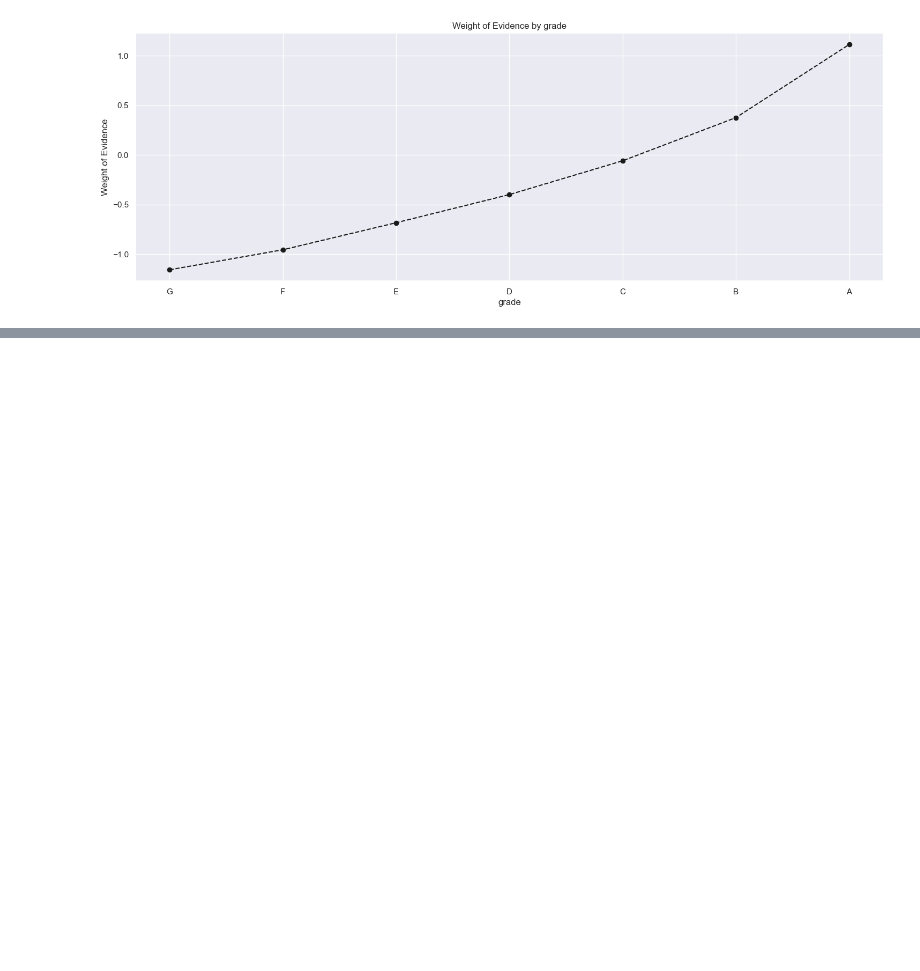
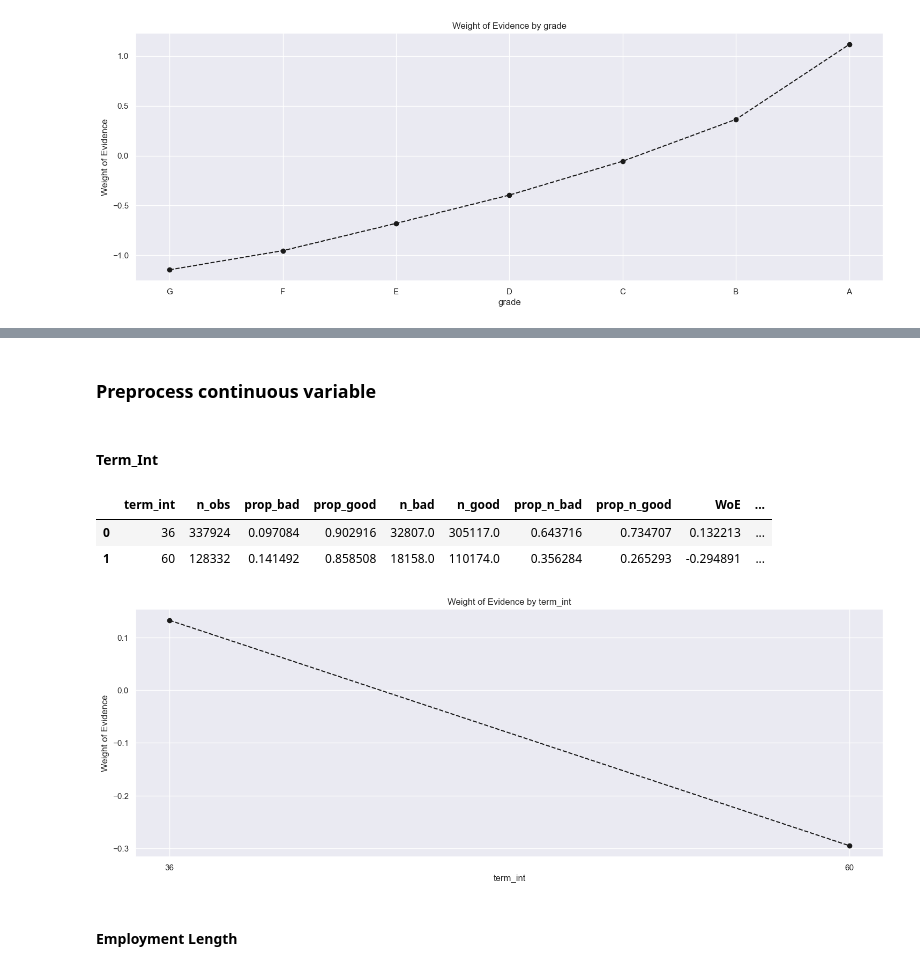
Before and after one commit to chingjie98/Retail-A-Score-credit-risk-model, a Jupyter notebook: Credit Risk Model.ipynb, the cells around one changed output, grey strips where cells are left out. Saved outputs shown, nothing was run; the diff lists cells and outputs as text; code cells hidden in the pictures; blank space fills up the shorter version.

```diff
--- a/Credit Risk Model.ipynb
+++ b/Credit Risk Model.ipynb
@@ -250,4 +222,4 @@ plot_by_woe(woe_discrete('home_ownership'))
 # %%
-x_train['home_ownership:RENT_OTHER_NONE_ANY'] = sum([x_train['home_ownership : RENT'], x_train['home_ownership : OTHER'],
-                                                            x_train['home_ownership : NONE'], x_train['home_ownership : ANY']])
+df['home_ownership:RENT_OTHER_NONE_ANY'] = sum([df['home_ownership:RENT'], df['home_ownership:OTHER'],
+                                                            df['home_ownership:NONE'], df['home_ownership:ANY']])
 # %% [markdown]
@@ -279,0 +270,47 @@ plot_by_woe(woe_discrete('addr_state'))
+# %% [markdown]
+<h3> Preprocess continuous variable </h3>
+# %% [markdown]
+<h4> Term_Int </h4>
+# %%
+def woe_continuous(continuous_var):
+
+    WoE_results = pd.DataFrame()
+
+    WoE_results[continuous_var] = df[continuous_var]
+    WoE_results['Good_Bad'] = df['good_bad']
+
+    Count = WoE_results.groupby([continuous_var]).count().reset_index()
+    Mean = WoE_results.groupby([continuous_var]).mean().reset_index()
+
+    df1 = pd.concat([Count, Mean], axis = 1)
+    df1 = df1.iloc[:,[0,1,3]]
+
+    df1.columns = [continuous_var, 'n_obs', 'prop_bad']
+
+    df1['prop_good'] = 1 - df1['prop_bad']
+
+    df1['n_bad'] = df1['prop_bad'] * df1['n_obs']
+    df1['n_good'] = df1['prop_good'] * df1['n_obs']
+
+    df1['prop_n_bad'] = df1['n_bad'] / df1['n_bad'].sum()
+    df1['prop_n_good'] = df1['n_good'] / df1['n_good'].sum()
+
+    df1['WoE'] = np.log(df1['prop_n_good'] / df1['prop_n_bad'])
+
+    df1['%Good - %Bad'] = df1['prop_n_good'] - df1['prop_n_bad']
+
+    df1['IV'] = df1['WoE'] * df1['%Good - %Bad']
+
+    df1.IV = df1.IV.sum()
+
+    return df1
+
+woe_continuous('term_int')
+# %% [output]
+|  | term_int | n_obs | prop_bad | prop_good | n_bad | n_good | prop_n_bad | prop_n_good | WoE | ... |
+| 0 | 36 | 337924 | 0.097084 | 0.902916 | 32807.0 | 305117.0 | 0.643716 | 0.734707 | 0.132213 | ... |
+| 1 | 60 | 128332 | 0.141492 | 0.858508 | 18158.0 | 110174.0 | 0.356284 | 0.265293 | -0.294891 | ... |
+# %%
+plot_by_woe(woe_continuous('term_int'))
+# %% [output]
+[figure, added]
@@ -279,0 +320,2 @@ plot_by_woe(woe_discrete('addr_state'))
+# %% [markdown]
+<h4> Employment Length </h4>
```
Also changed, not shown: parts of 101 cells of this notebook.
